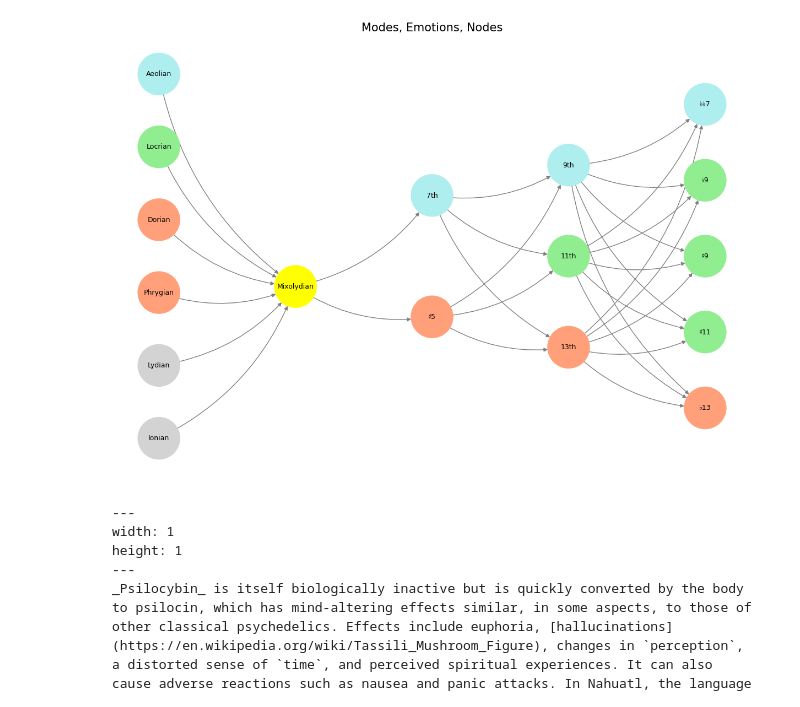
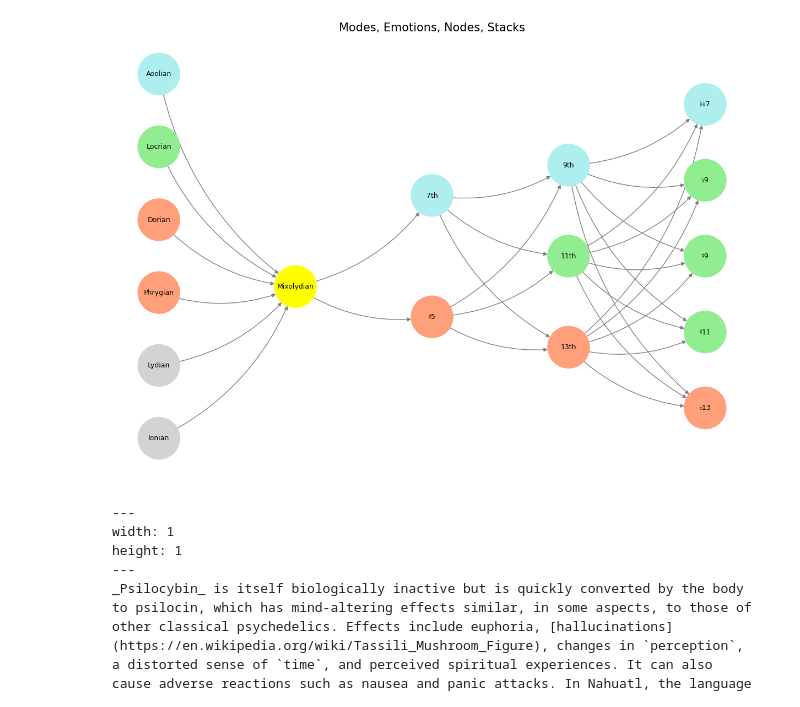
Before and after one commit to abikesa/website, a Jupyter notebook: kitabo/ensi/_build/jupyter_execute/act3/part1/part1_2.ipynb, the cells around one changed output. Drawn from its saved outputs; the diff is of its cells as text; code cells hidden in the pictures.

````diff
--- a/kitabo/ensi/_build/jupyter_execute/act3/part1/part1_2.ipynb
+++ b/kitabo/ensi/_build/jupyter_execute/act3/part1/part1_2.ipynb
@@ -51,16 +51,16 @@ import networkx as nx
 # Define the neural network fractal
 def define_layers():
     return {
-        'World': ['Ionian', 'Lydian', 'Phrygian', 'Dorian', 'Locrian', 'Aeolian', ], # Veni; 95/5
-        'Mode': ['Mixolydian'], # Vidi; 80/20
-        'Agent': ['♯5', '7th'], # Vici; Veni; 51/49
-        'Space': ['13th', '11th', '9th'], # Vidi; 20/80
-        'Time': ['♭13', '♯11',  '♯9', '♭9', '♭♭7'] # Vici; 5/95
+        'Suis': ['Ionian', 'Lydian', 'Phrygian', 'Dorian', 'Locrian', 'Aeolian', ], # Static
+        'Voir': ['Mixolydian'],
+        'Choisis': ['♯5', '7th'],
+        'Deviens': ['13th', '11th', '9th'],
+        "M'èléve": ['♭13', '♯11',  '♯9', '♭9', '♭♭7']
     }
 
 # Assign colors to nodes
 def assign_colors():
-    color_map = {
+    color_map = { # Dynamic
         'yellow': ['Mixolydian'],
         'paleturquoise': ['Aeolian', '7th', '9th', '♭♭7'],
         'lightgreen': ['Locrian', '11th', '♭9', '♯9', '♯11'],
@@ -84,35 +84,35 @@ def visualize_nn():
     pos = {}
     node_colors = []
 
     # Add nodes and assign positions
     for i, (layer_name, nodes) in enumerate(layers.items()):
         positions = calculate_positions(nodes, x_offset=i * 2)
         for node, position in zip(nodes, positions):
             G.add_node(node, layer=layer_name)
             pos[node] = position
             node_colors.append(colors.get(node, 'lightgray'))
 
     # Add edges (automated for consecutive layers)
     layer_names = list(layers.keys())
     for i in range(len(layer_names) - 1):
         source_layer, target_layer = layer_names[i], layer_names[i + 1]
         for source in layers[source_layer]:
             for target in layers[target_layer]:
                 G.add_edge(source, target)
 
     # Draw the graph
     plt.figure(figsize=(12, 8))
     nx.draw(
         G, pos, with_labels=True, node_color=node_colors, edge_color='gray',
         node_size=3000, font_size=9, connectionstyle="arc3,rad=0.2"
     )
-    plt.title("Modes, Emotions, Nodes", fontsize=15)
+    plt.title("Modes, Emotions, Nodes, Stacks", fontsize=15)
     plt.show()
 
 # Run the visualization
 visualize_nn()
 # %% [output]
-[figure, old version]
+[figure, new version]
 # %% [markdown]
 ```{figure} ../../figures/blanche.*
 ---
````
Also changed, not shown: parts of 1 cell of this notebook, 12 other files.
